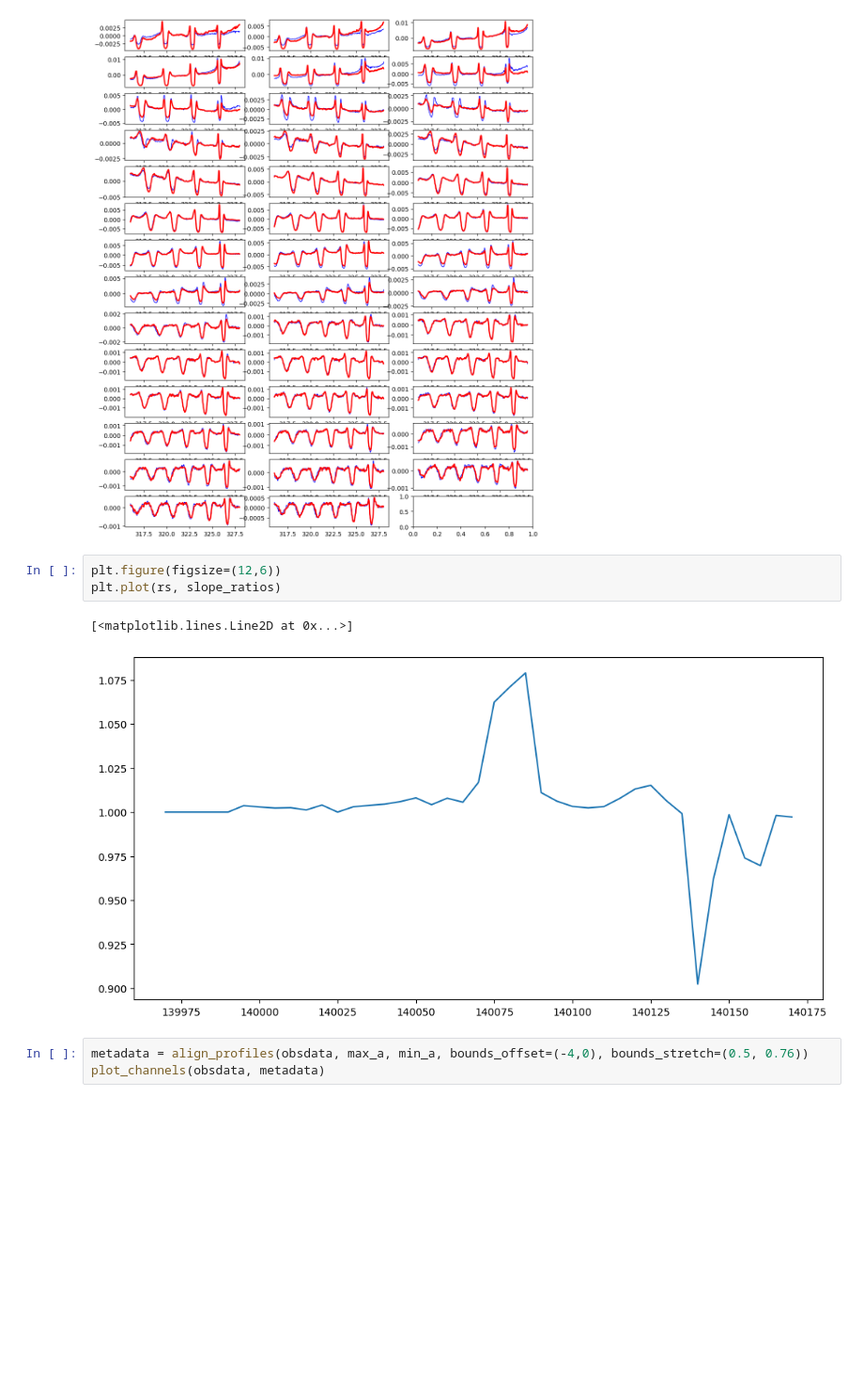
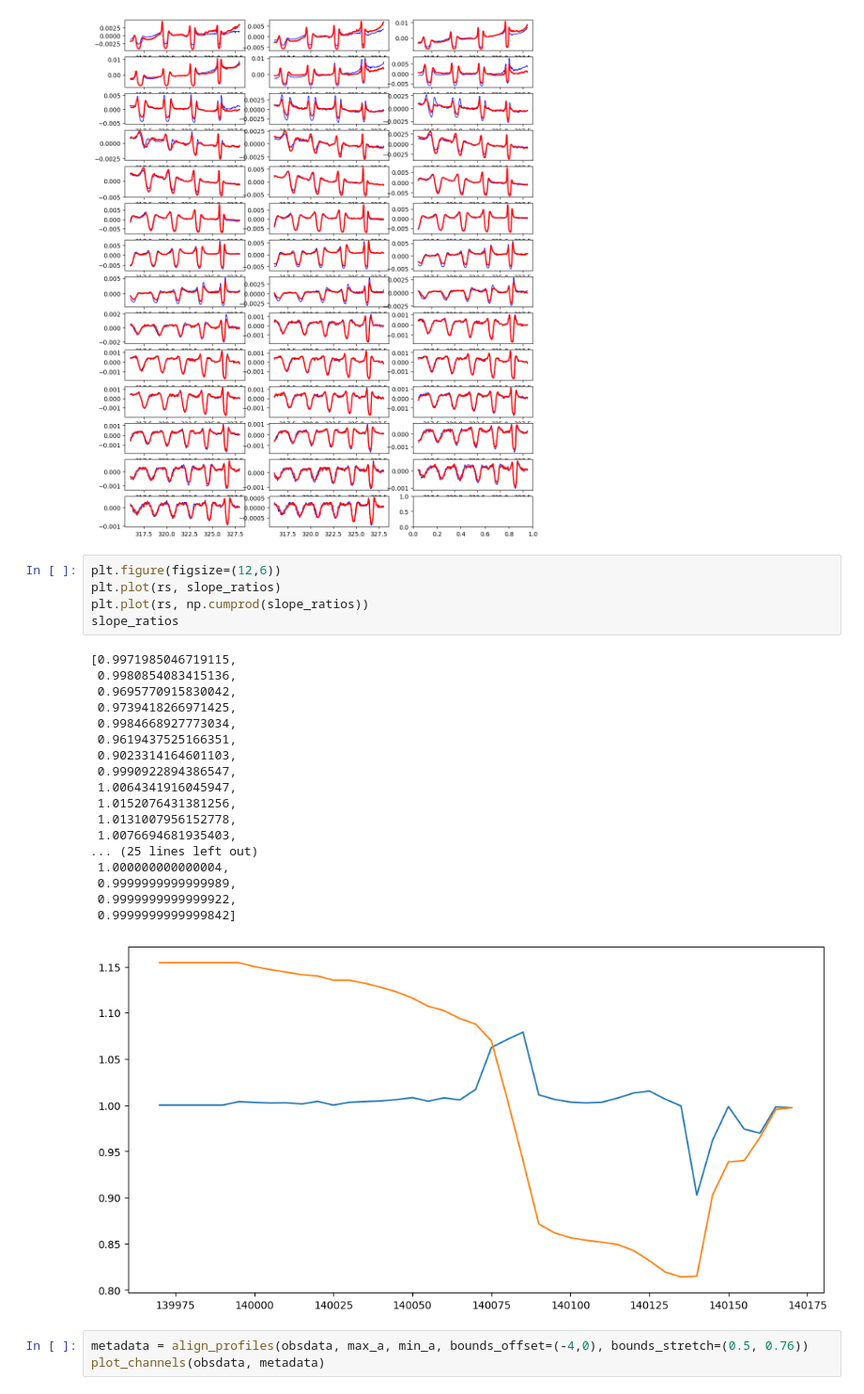
Before and after one commit to rfrenchseti/f-ring, a Jupyter notebook: notebooks/play-with-channel-streamers-093RF.ipynb, the cells around one changed output. Shown at 94% size. Cells and saved outputs as stored; diff of their text form; blank space fills up the shorter version.

```diff
--- a/notebooks/play-with-channel-streamers-093RF.ipynb
+++ b/notebooks/play-with-channel-streamers-093RF.ipynb
@@ -233,9 +233,27 @@ for r in range(max_a, min_a-1, -5):
 # %%
 plt.figure(figsize=(12,6))
 plt.plot(rs, slope_ratios)
+plt.plot(rs, np.cumprod(slope_ratios))
+slope_ratios
 # %% [output]
-[<matplotlib.lines.Line2D at 0x...>]
+[0.9971985046719115,
+ 0.9980854083415136,
+ 0.9695770915830042,
+ 0.9739418266971425,
+ 0.9984668927773034,
+ 0.9619437525166351,
+ 0.9023314164601103,
+ 0.9990922894386547,
+ 1.0064341916045947,
+ 1.0152076431381256,
+ 1.0131007956152778,
+ 1.0076694681935403,
+... (25 lines left out)
+ 1.000000000000004,
+ 0.9999999999999989,
+ 0.9999999999999922,
+ 0.9999999999999842]
-[figure, old version]
+[figure, new version]
 # %%
 metadata = align_profiles(obsdata, max_a, min_a, bounds_offset=(-4,0), bounds_stretch=(0.5, 0.76))
 plot_channels(obsdata, metadata)
```
Also changed, not shown: 14 other files.
